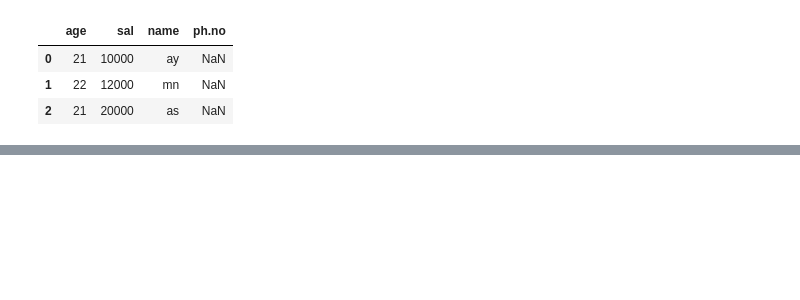
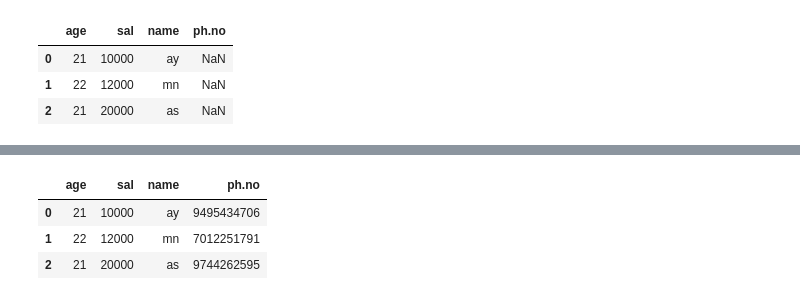
Before and after one commit to krishnanandmca/DSML, a Jupyter notebook: day1.ipynb, the cells around one changed output, grey strips where cells are left out. Drawn from its saved outputs; the diff is of its cells as text; code cells hidden in the pictures; blank space fills up the shorter version.

```diff
--- a/day1.ipynb
+++ b/day1.ipynb
@@ -143,0 +157,7 @@ addCol
+# %%
+addCol
+# %% [output]
+|  | age | sal | name | ph.no |
+| 0 | 21 | 10000 | ay | 9495434706 |
+| 1 | 22 | 12000 | mn | 7012251791 |
+| 2 | 21 | 20000 | as | 9744262595 |
```
Also changed, not shown: parts of 49 cells of this notebook.
